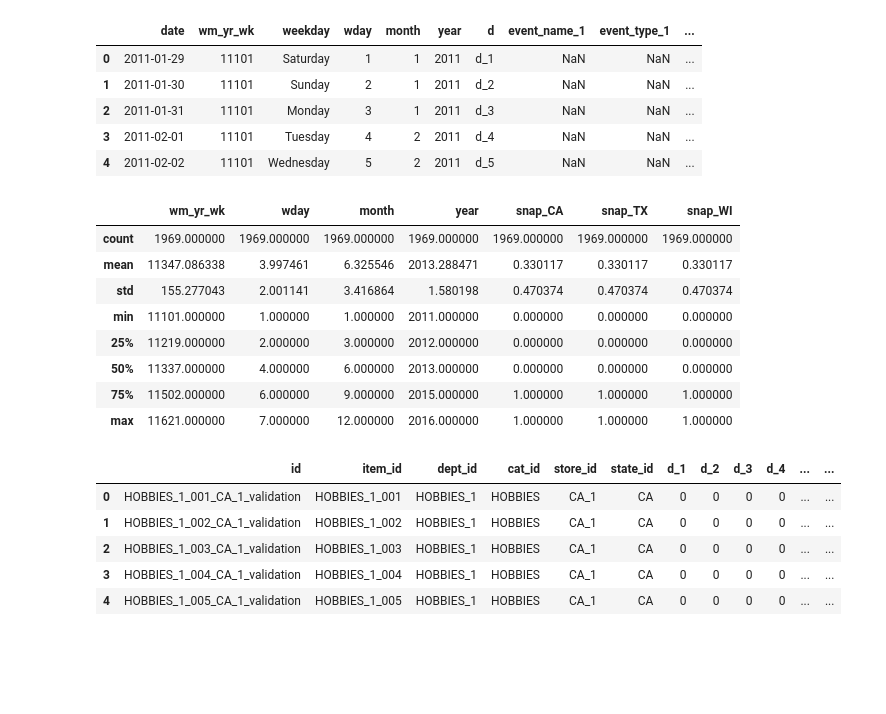
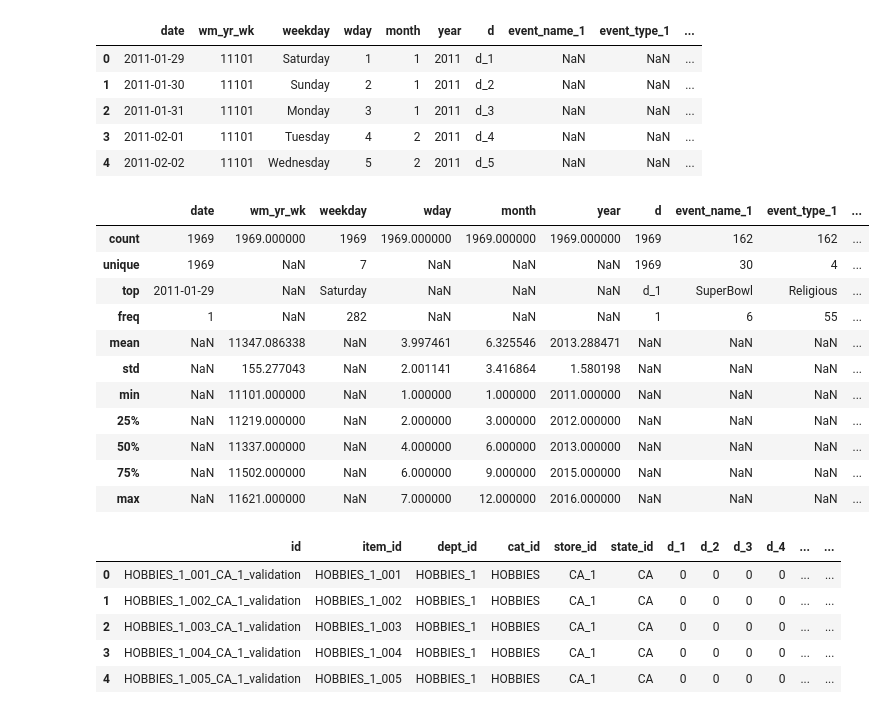
Before and after one commit to Gokul0Krishna/serious_projects, a Jupyter notebook: Predictive_Logistics_Control/models/exp.ipynb, the cells around one changed output. Cells and saved outputs as stored; diff of their text form; code cells hidden in the pictures; blank space fills up the shorter version.

```diff
--- a/Predictive_Logistics_Control/models/exp.ipynb
+++ b/Predictive_Logistics_Control/models/exp.ipynb
@@ -11,17 +11,20 @@ df1.head()
 | 3 | 2011-02-01 | 11101 | Tuesday | 4 | 2 | 2011 | d_4 | NaN | NaN | ... |
 | 4 | 2011-02-02 | 11101 | Wednesday | 5 | 2 | 2011 | d_5 | NaN | NaN | ... |
 # %%
-df1.describe()
+df1.describe(include='all')
 # %% [output]
-|  | wm_yr_wk | wday | month | year | snap_CA | snap_TX | snap_WI |
-| count | 1969.000000 | 1969.000000 | 1969.000000 | 1969.000000 | 1969.000000 | 1969.000000 | 1969.000000 |
-| mean | 11347.086338 | 3.997461 | 6.325546 | 2013.288471 | 0.330117 | 0.330117 | 0.330117 |
-| std | 155.277043 | 2.001141 | 3.416864 | 1.580198 | 0.470374 | 0.470374 | 0.470374 |
-| min | 11101.000000 | 1.000000 | 1.000000 | 2011.000000 | 0.000000 | 0.000000 | 0.000000 |
-| 25% | 11219.000000 | 2.000000 | 3.000000 | 2012.000000 | 0.000000 | 0.000000 | 0.000000 |
-| 50% | 11337.000000 | 4.000000 | 6.000000 | 2013.000000 | 0.000000 | 0.000000 | 0.000000 |
-| 75% | 11502.000000 | 6.000000 | 9.000000 | 2015.000000 | 1.000000 | 1.000000 | 1.000000 |
-| max | 11621.000000 | 7.000000 | 12.000000 | 2016.000000 | 1.000000 | 1.000000 | 1.000000 |
+|  | date | wm_yr_wk | weekday | wday | month | year | d | event_name_1 | event_type_1 | ... |
+| count | 1969 | 1969.000000 | 1969 | 1969.000000 | 1969.000000 | 1969.000000 | 1969 | 162 | 162 | ... |
+| unique | 1969 | NaN | 7 | NaN | NaN | NaN | 1969 | 30 | 4 | ... |
+| top | 2011-01-29 | NaN | Saturday | NaN | NaN | NaN | d_1 | SuperBowl | Religious | ... |
+| freq | 1 | NaN | 282 | NaN | NaN | NaN | 1 | 6 | 55 | ... |
+| mean | NaN | 11347.086338 | NaN | 3.997461 | 6.325546 | 2013.288471 | NaN | NaN | NaN | ... |
+| std | NaN | 155.277043 | NaN | 2.001141 | 3.416864 | 1.580198 | NaN | NaN | NaN | ... |
+| min | NaN | 11101.000000 | NaN | 1.000000 | 1.000000 | 2011.000000 | NaN | NaN | NaN | ... |
+| 25% | NaN | 11219.000000 | NaN | 2.000000 | 3.000000 | 2012.000000 | NaN | NaN | NaN | ... |
+| 50% | NaN | 11337.000000 | NaN | 4.000000 | 6.000000 | 2013.000000 | NaN | NaN | NaN | ... |
+| 75% | NaN | 11502.000000 | NaN | 6.000000 | 9.000000 | 2015.000000 | NaN | NaN | NaN | ... |
+| max | NaN | 11621.000000 | NaN | 7.000000 | 12.000000 | 2016.000000 | NaN | NaN | NaN | ... |
 # %%
 df2 = pd.read_csv(r'C:\Users\ASUS\OneDrive\Desktop\code\datasets\m5-forecasting-accuracy\sales_train_validation.csv')
 df2.head()
```
Also changed, not shown: parts of 4 cells of this notebook.
